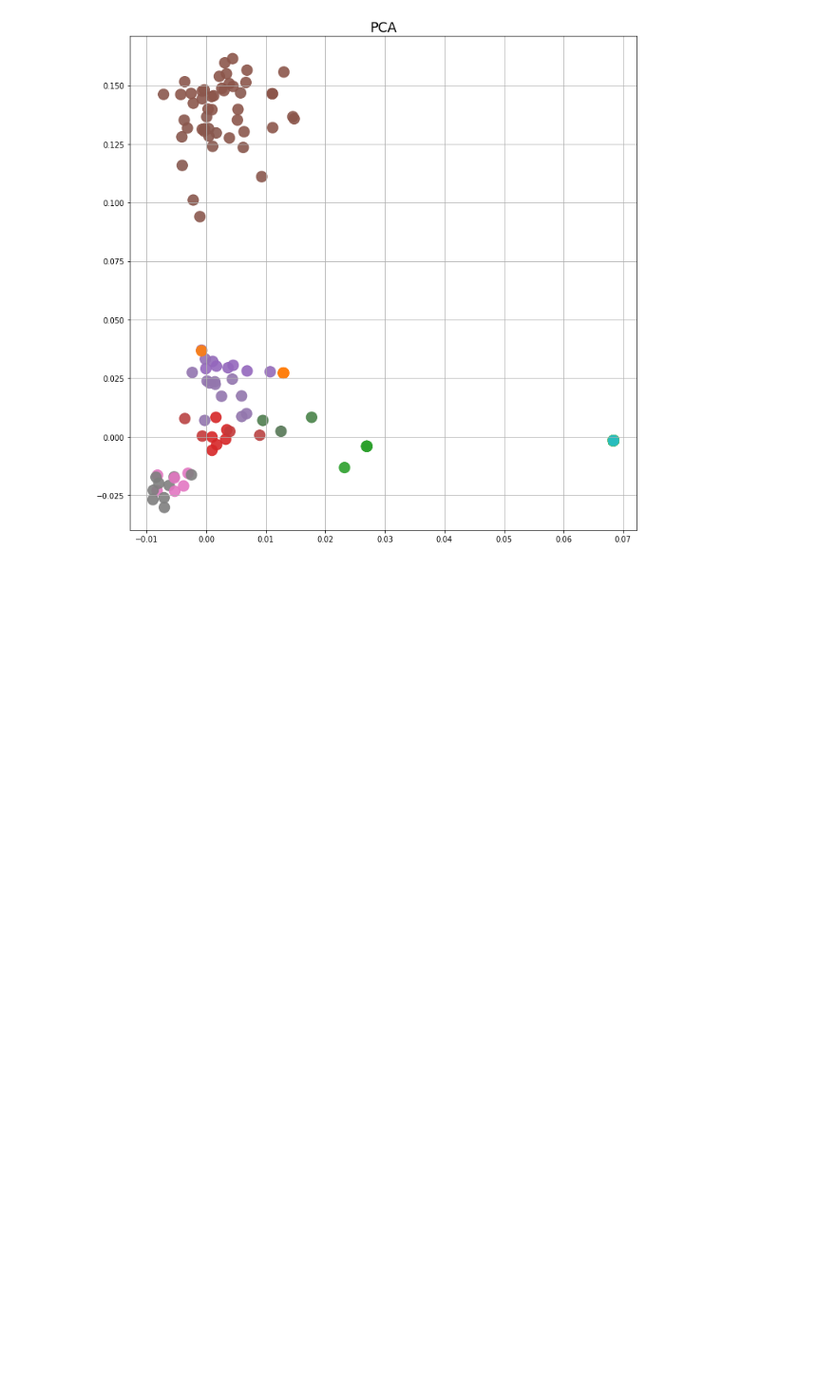
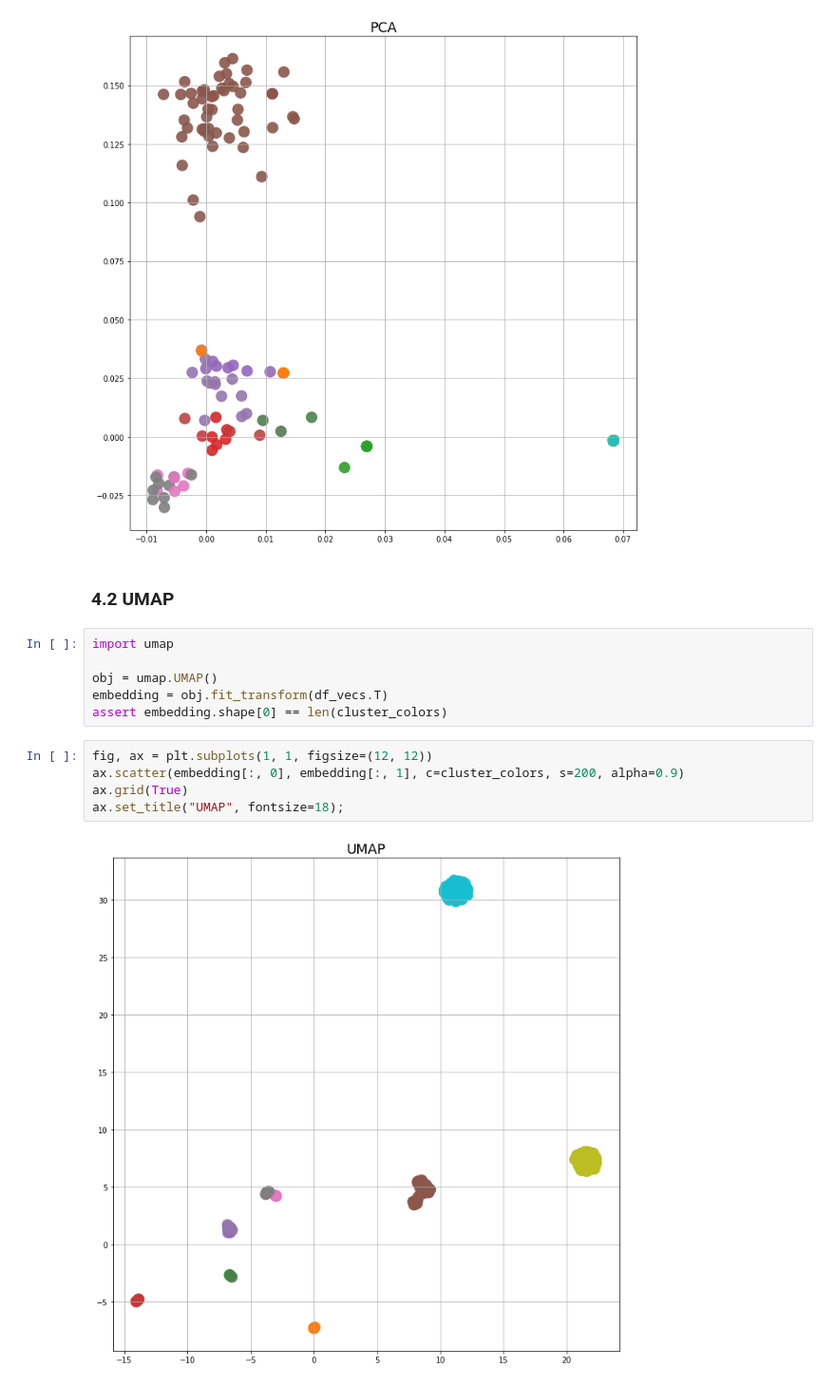
Before and after one commit to boringPpl/presidential-debates-comments-clustering, a Jupyter notebook: visualise_clusters.ipynb, the cells around one changed output. Shown at 95% size. Saved outputs shown, nothing was run; the diff lists cells and outputs as text; blank space fills up the shorter version.

Commit message:
Add UMAP

```diff
--- a/visualise_clusters.ipynb
+++ b/visualise_clusters.ipynb
@@ -91,3 +102,18 @@ ax.grid(True)
 ax.set_title("PCA", fontsize=18);
 # %% [output]
 [figure]
+# %% [markdown]
+### 4.2 UMAP
+# %%
+import umap
+
+obj = umap.UMAP()
+embedding = obj.fit_transform(df_vecs.T)
+assert embedding.shape[0] == len(cluster_colors)
+# %%
+fig, ax = plt.subplots(1, 1, figsize=(12, 12))
+ax.scatter(embedding[:, 0], embedding[:, 1], c=cluster_colors, s=200, alpha=0.9)
+ax.grid(True)
+ax.set_title("UMAP", fontsize=18);
+# %% [output]
+[figure, added]
```
Also changed, not shown: parts of 3 cells of this notebook, 1 other file.
